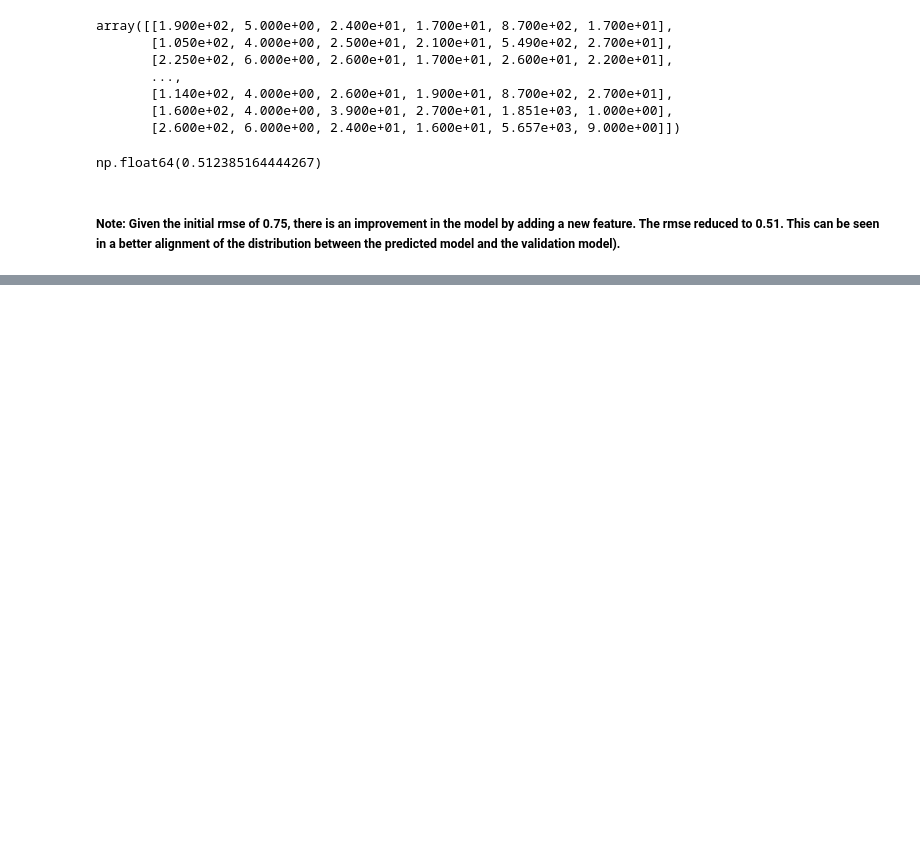
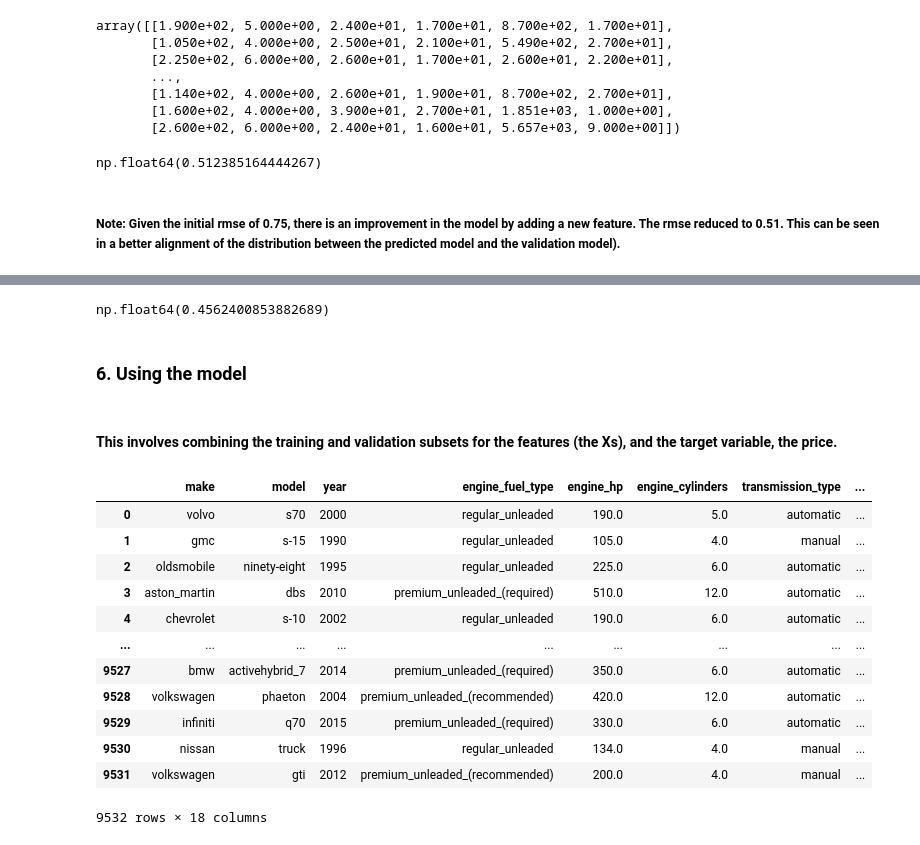
Before and after one commit to bankymondial/Machine-learning-zoomcamp-workspace, a Jupyter notebook: Machine Learning for Regression/Machine Learning for Regression.ipynb, the cells around one changed output, grey strips where cells are left out. Drawn from its saved outputs; the diff is of its cells as text; code cells hidden in the pictures; blank space fills up the shorter version.

Commit message:
Deleted Data Preparation.ipynb and modified Machine Learning for Regression.ipynb

```diff
--- a/Machine Learning for Regression/Machine Learning for Regression.ipynb
+++ b/Machine Learning for Regression/Machine Learning for Regression.ipynb
@@ -621,0 +627,3 @@ sns.histplot(y_val, alpha=0.5, bins = 50, color = 'green')
+# %%
+for v in [2, 3, 4]:
+    car_train['num_doors_%s' % v] = (car_train.number_of_doors == v).astype('int')
@@ -621,0 +943,35 @@ sns.histplot(y_val, alpha=0.5, bins = 50, color = 'green')
+# %%
+r = 0.001
+X_train = prepare_X(car_train)
+w0, w = train_linear_regression_reg(X_train, y_train, r=r)
+
+X_val = prepare_X(car_val)
+y_pred = w0 + X_val.dot(w)
+score = rmse(y_val, y_pred)
+score
+# %% [output]
+np.float64(0.4562400853882689)
+# %% [markdown]
+### 6. Using the model
+# %% [markdown]
+#### This involves combining the training and validation subsets for the features (the Xs), and the target variable, the price.
+# %%
+car_full_train = pd.concat([car_train, car_val])
+# %%
+car_full_train = car_full_train.reset_index(drop=True)
+# %%
+car_full_train
+# %% [output]
+|  | make | model | year | engine_fuel_type | engine_hp | engine_cylinders | transmission_type | ... |
+| 0 | volvo | s70 | 2000 | regular_unleaded | 190.0 | 5.0 | automatic | ... |
+| 1 | gmc | s-15 | 1990 | regular_unleaded | 105.0 | 4.0 | manual | ... |
+| 2 | oldsmobile | ninety-eight | 1995 | regular_unleaded | 225.0 | 6.0 | automatic | ... |
+| 3 | aston_martin | dbs | 2010 | premium_unleaded_(required) | 510.0 | 12.0 | automatic | ... |
+| 4 | chevrolet | s-10 | 2002 | regular_unleaded | 190.0 | 6.0 | automatic | ... |
+| ... | ... | ... | ... | ... | ... | ... | ... | ... |
+| 9527 | bmw | activehybrid_7 | 2014 | premium_unleaded_(required) | 350.0 | 6.0 | automatic | ... |
+| 9528 | volkswagen | phaeton | 2004 | premium_unleaded_(recommended) | 420.0 | 12.0 | automatic | ... |
+| 9529 | infiniti | q70 | 2015 | premium_unleaded_(required) | 330.0 | 6.0 | automatic | ... |
+| 9530 | nissan | truck | 1996 | regular_unleaded | 134.0 | 4.0 | manual | ... |
+| 9531 | volkswagen | gti | 2012 | premium_unleaded_(recommended) | 200.0 | 4.0 | manual | ... |
+9532 rows × 18 columns
```
Also changed, not shown: parts of 61 cells of this notebook, 1 other file.
